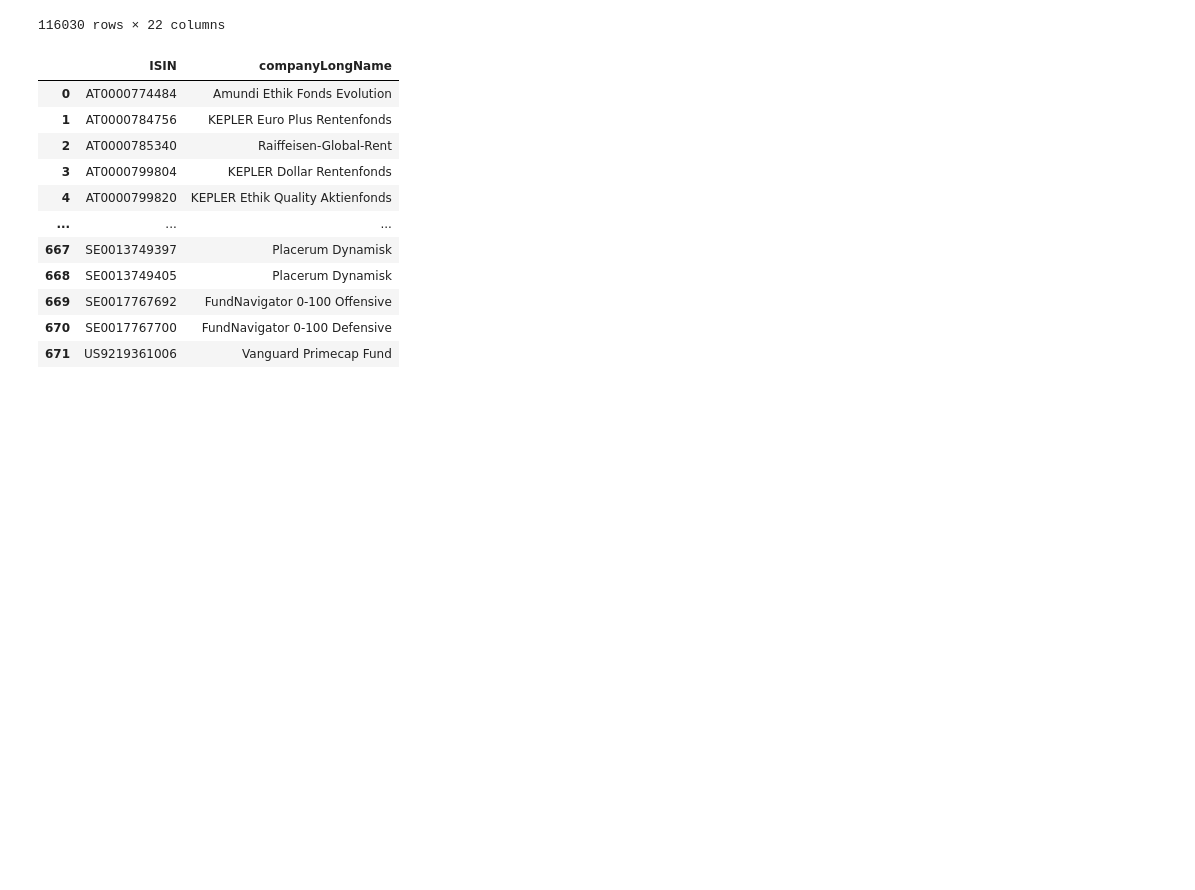
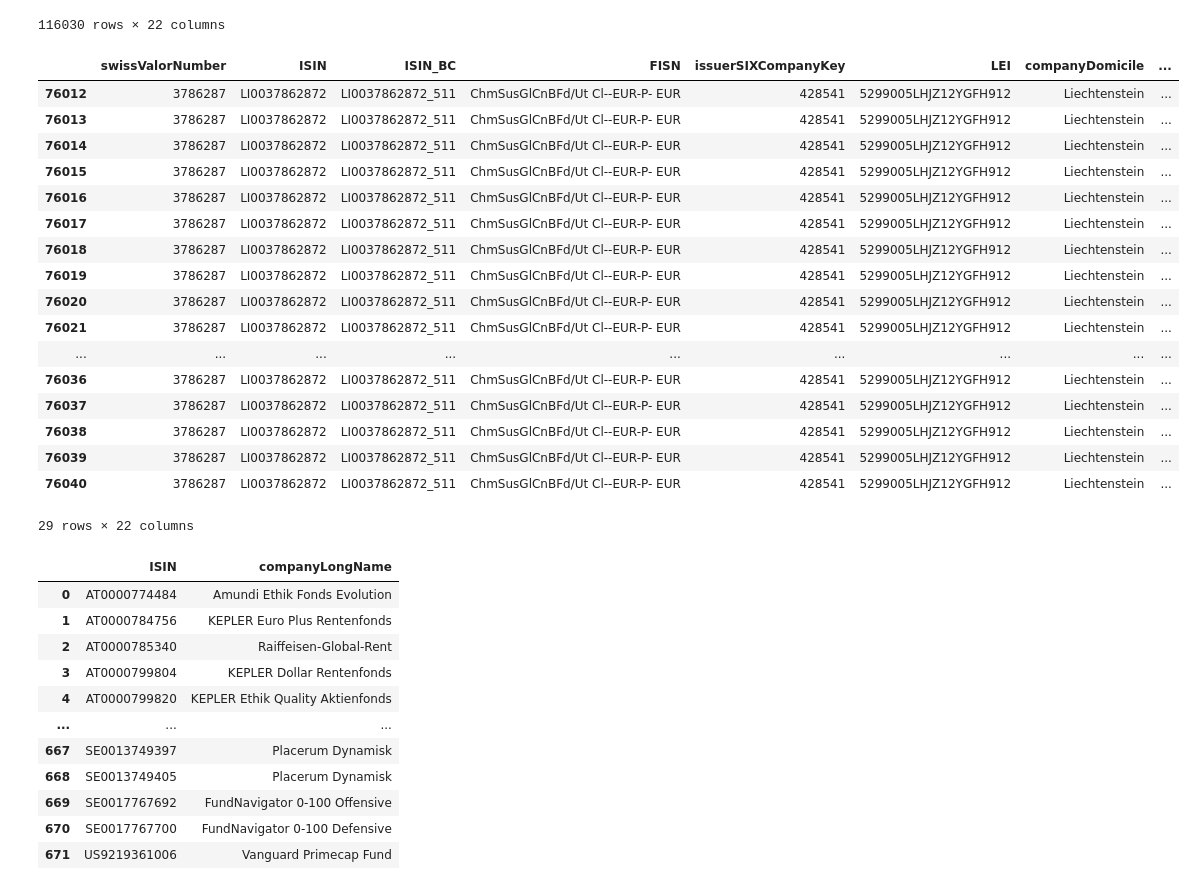
Before and after one commit to Das-Quadrumvirat/starthack24, a Jupyter notebook: data/analysis.ipynb, the cells around one changed output. Saved outputs shown, nothing was run; the diff lists cells and outputs as text; code cells hidden in the pictures; blank space fills up the shorter version.

```diff
--- a/data/analysis.ipynb
+++ b/data/analysis.ipynb
@@ -16,6 +16,27 @@ df
 | 116028 | 1003829 | AT0000820139 | AT0000820139_3313 | RAIFF KAG/RAIFF MEG ESG AKT R A | 52529 | 529900WQ21XZ52DAAC20 | Austria | ... |
 | 116029 | 1003829 | AT0000820139 | AT0000820139_3313 | RAIFF KAG/RAIFF MEG ESG AKT R A | 52529 | 529900WQ21XZ52DAAC20 | Austria | ... |
 116030 rows × 22 columns
+# %%
+df[df["ISIN"] == "LI0037862872"]
+# %% [output]
+|  | swissValorNumber | ISIN | ISIN_BC | FISN | issuerSIXCompanyKey | LEI | companyDomicile | ... |
+| 76012 | 3786287 | LI0037862872 | LI0037862872_511 | ChmSusGlCnBFd/Ut Cl--EUR-P- EUR | 428541 | 5299005LHJZ12YGFH912 | Liechtenstein | ... |
+| 76013 | 3786287 | LI0037862872 | LI0037862872_511 | ChmSusGlCnBFd/Ut Cl--EUR-P- EUR | 428541 | 5299005LHJZ12YGFH912 | Liechtenstein | ... |
+| 76014 | 3786287 | LI0037862872 | LI0037862872_511 | ChmSusGlCnBFd/Ut Cl--EUR-P- EUR | 428541 | 5299005LHJZ12YGFH912 | Liechtenstein | ... |
+| 76015 | 3786287 | LI0037862872 | LI0037862872_511 | ChmSusGlCnBFd/Ut Cl--EUR-P- EUR | 428541 | 5299005LHJZ12YGFH912 | Liechtenstein | ... |
+| 76016 | 3786287 | LI0037862872 | LI0037862872_511 | ChmSusGlCnBFd/Ut Cl--EUR-P- EUR | 428541 | 5299005LHJZ12YGFH912 | Liechtenstein | ... |
+| 76017 | 3786287 | LI0037862872 | LI0037862872_511 | ChmSusGlCnBFd/Ut Cl--EUR-P- EUR | 428541 | 5299005LHJZ12YGFH912 | Liechtenstein | ... |
+| 76018 | 3786287 | LI0037862872 | LI0037862872_511 | ChmSusGlCnBFd/Ut Cl--EUR-P- EUR | 428541 | 5299005LHJZ12YGFH912 | Liechtenstein | ... |
+| 76019 | 3786287 | LI0037862872 | LI0037862872_511 | ChmSusGlCnBFd/Ut Cl--EUR-P- EUR | 428541 | 5299005LHJZ12YGFH912 | Liechtenstein | ... |
+| 76020 | 3786287 | LI0037862872 | LI0037862872_511 | ChmSusGlCnBFd/Ut Cl--EUR-P- EUR | 428541 | 5299005LHJZ12YGFH912 | Liechtenstein | ... |
+| 76021 | 3786287 | LI0037862872 | LI0037862872_511 | ChmSusGlCnBFd/Ut Cl--EUR-P- EUR | 428541 | 5299005LHJZ12YGFH912 | Liechtenstein | ... |
+| ... | ... | ... | ... | ... | ... | ... | ... | ... |
+| 76036 | 3786287 | LI0037862872 | LI0037862872_511 | ChmSusGlCnBFd/Ut Cl--EUR-P- EUR | 428541 | 5299005LHJZ12YGFH912 | Liechtenstein | ... |
+| 76037 | 3786287 | LI0037862872 | LI0037862872_511 | ChmSusGlCnBFd/Ut Cl--EUR-P- EUR | 428541 | 5299005LHJZ12YGFH912 | Liechtenstein | ... |
+| 76038 | 3786287 | LI0037862872 | LI0037862872_511 | ChmSusGlCnBFd/Ut Cl--EUR-P- EUR | 428541 | 5299005LHJZ12YGFH912 | Liechtenstein | ... |
+| 76039 | 3786287 | LI0037862872 | LI0037862872_511 | ChmSusGlCnBFd/Ut Cl--EUR-P- EUR | 428541 | 5299005LHJZ12YGFH912 | Liechtenstein | ... |
+| 76040 | 3786287 | LI0037862872 | LI0037862872_511 | ChmSusGlCnBFd/Ut Cl--EUR-P- EUR | 428541 | 5299005LHJZ12YGFH912 | Liechtenstein | ... |
+29 rows × 22 columns
 # %%
 isins_with_names = df[["ISIN", "companyLongName"]].groupby(["ISIN", "companyLongName"]).size().reset_index()[["ISIN", "companyLongName"]]
 isins_with_names
```
Also changed, not shown: parts of 3 cells of this notebook.
